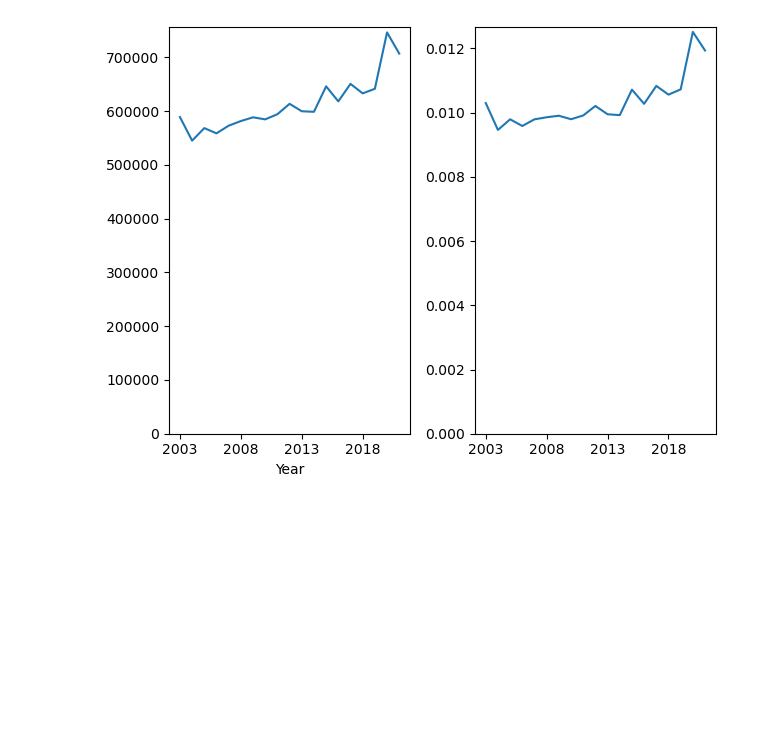
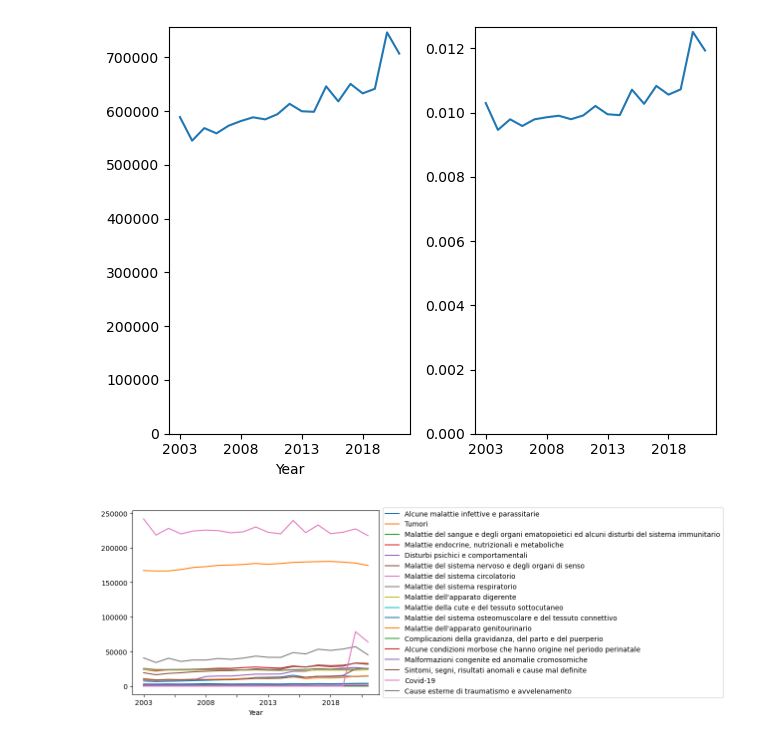
Before and after one commit to CapraCampa/Progetto-Visualizzazione-Scientifica, a Jupyter notebook: Grafici.ipynb, the cells around one changed output. Cells and saved outputs as stored; diff of their text form; code cells hidden in the pictures; blank space fills up the shorter version.

```diff
--- a/Grafici.ipynb
+++ b/Grafici.ipynb
@@ -185,3 +192,14 @@ plt.tight_layout()
 plt.show()
 # %% [output]
 [figure]
+# %%
+cause_morte = pd.read_csv("./Datasets/cause_morte.csv", sep=";", decimal=".", thousands=',')
+cause_morte = cause_morte.set_index("Cause di morte")
+cause_morte_years = cause_morte.T
+cause_morte_years.index.names = ["Year"]
+cause_morte_years_no_totale=cause_morte_years.drop(columns=["Totale"])
+cause_morte_years_no_totale.plot.line()
+plt.legend(loc='center left', bbox_to_anchor=(1, 0.5))
+plt.show()
+# %% [output]
+[figure, added]
```
Also changed, not shown: parts of 13 cells of this notebook, 7 other files.
